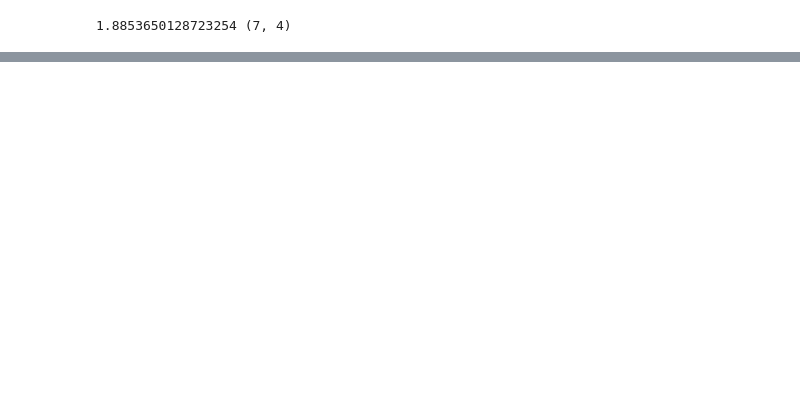
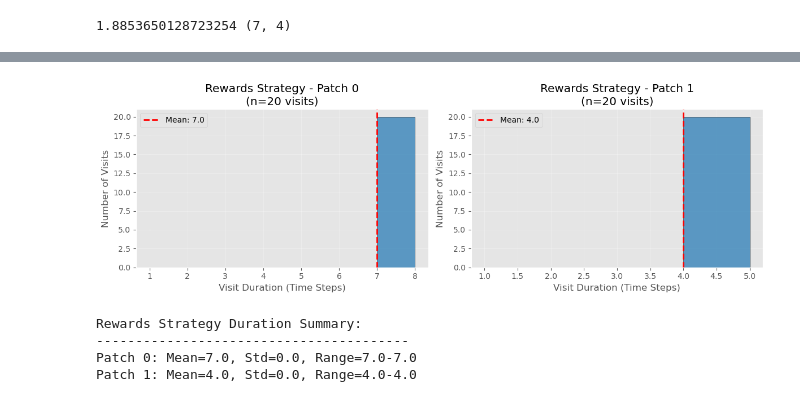
Before and after one commit to lauradriscoll/foraging-strategies, a Jupyter notebook: code/diff_strategies.ipynb, the cells around one changed output, grey strips where cells are left out. Cells and saved outputs as stored; diff of their text form; code cells hidden in the pictures; blank space fills up the shorter version.

```diff
--- a/code/diff_strategies.ipynb
+++ b/code/diff_strategies.ipynb
@@ -177,0 +184,66 @@ plt.savefig(f'figs/patch_stops.png', bbox_inches='tight', dpi=300)
+# %%
+import matplotlib.pyplot as plt
+import numpy as np
+
+# Plot: Distribution of Stops for Rewards Strategy by Patch Type
+plt.figure(figsize=(12, 4))
+
+for patch_id in [0, 1]:
+    plt.subplot(1, 2, patch_id + 1)
+
+    # Collect visit durations for rewards strategy only
+    rewards_durations = []
+
+    for sim_num in range(num_simulations):
+        data = read_h5_data(h5_file_path, sim_num, 'rewards')
+
+        patch_data = data[data['patch_id'] == patch_id].copy()
+        if len(patch_data) > 0:
+            patch_data['visit_id'] = (patch_data['patch_id'] != patch_data['patch_id'].shift()).cumsum()
+            visit_durations = patch_data.groupby('visit_id')['time_in_patch'].max()
+            rewards_durations.extend(visit_durations.values)
+
+    # Plot histogram of durations
+    if len(rewards_durations) > 0:
+        plt.hist(rewards_durations, bins=range(1, int(max(rewards_durations)) + 2),
+                 alpha=0.7, color=color_set['rewards'], edgecolor='black')
+
+        # Add mean line
+        mean_duration = np.mean(rewards_durations)
+        plt.axvline(mean_duration, color='red', linestyle='--', linewidth=2,
+                   label=f'Mean: {mean_duration:.1f}')
+
+        plt.xlabel('Visit Duration (Time Steps)')
+        plt.ylabel('Number of Visits')
+        plt.title(f'Rewards Strategy - Patch {patch_id}\n(n={len(rewards_durations)} visits)')
+        plt.legend()
+        plt.grid(True, alpha=0.3)
+    else:
+        plt.text(0.5, 0.5, 'No data', ha='center', va='center', transform=plt.gca().transAxes)
+
+plt.tight_layout()
+plt.show()
+
+# Print summary stats
+print("Rewards Strategy Duration Summary:")
+print("-" * 40)
+for patch_id in [0, 1]:
+    durations = []
+    for sim_num in range(num_simulations):
+        data = read_h5_data(h5_file_path, sim_num, 'rewards')
+        patch_data = data[data['patch_id'] == patch_id].copy()
+        if len(patch_data) > 0:
+            patch_data['visit_id'] = (patch_data['patch_id'] != patch_data['patch_id'].shift()).cumsum()
+            visit_durations = patch_data.groupby('visit_id')['time_in_patch'].max()
+            durations.extend(visit_durations.values)
+
+    if durations:
+        print(f"Patch {patch_id}: Mean={np.mean(durations):.1f}, "
+              f"Std={np.std(durations):.1f}, "
+              f"Range={np.min(durations)}-{np.max(durations)}")
+# %% [output]
+[figure, added]
+Rewards Strategy Duration Summary:
+----------------------------------------
+Patch 0: Mean=7.0, Std=0.0, Range=7.0-7.0
+Patch 1: Mean=4.0, Std=0.0, Range=4.0-4.0
```
Also changed, not shown: parts of 14 cells of this notebook, 4 other files.
